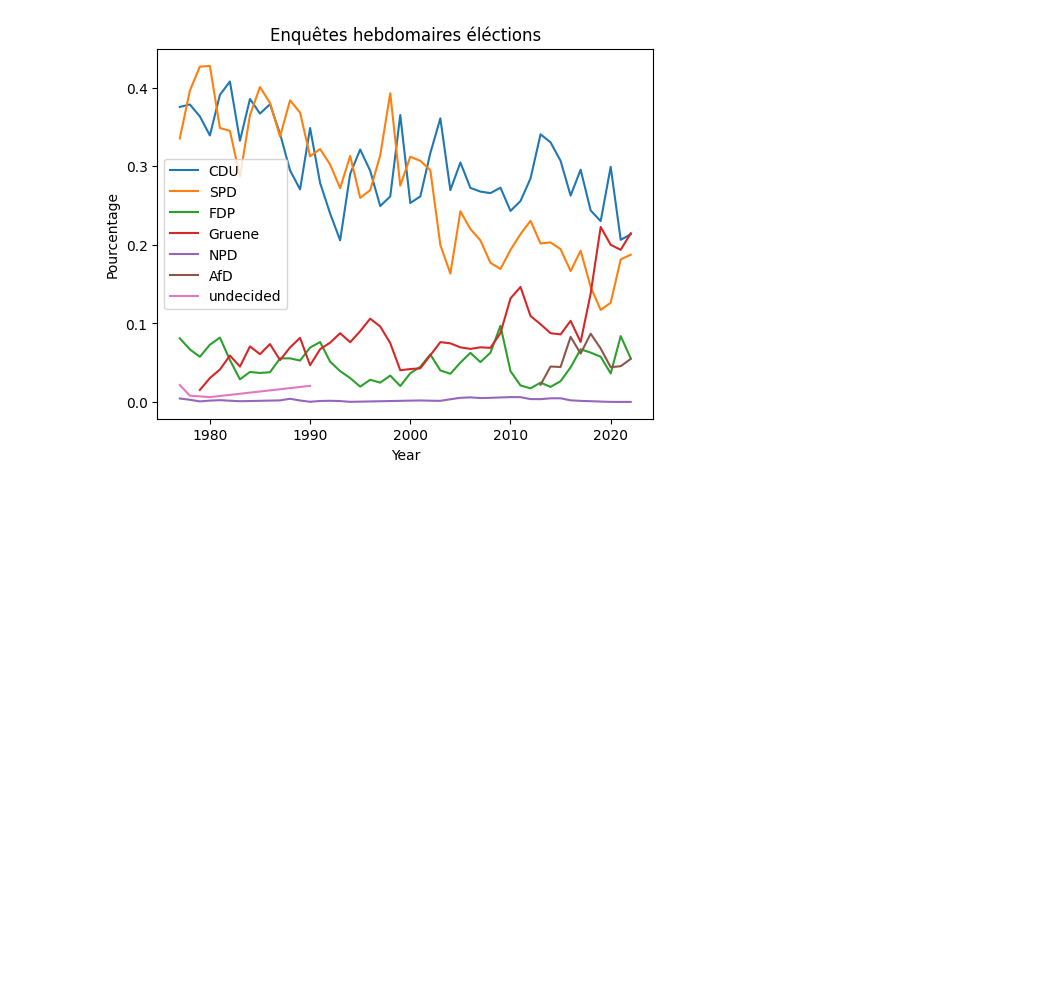
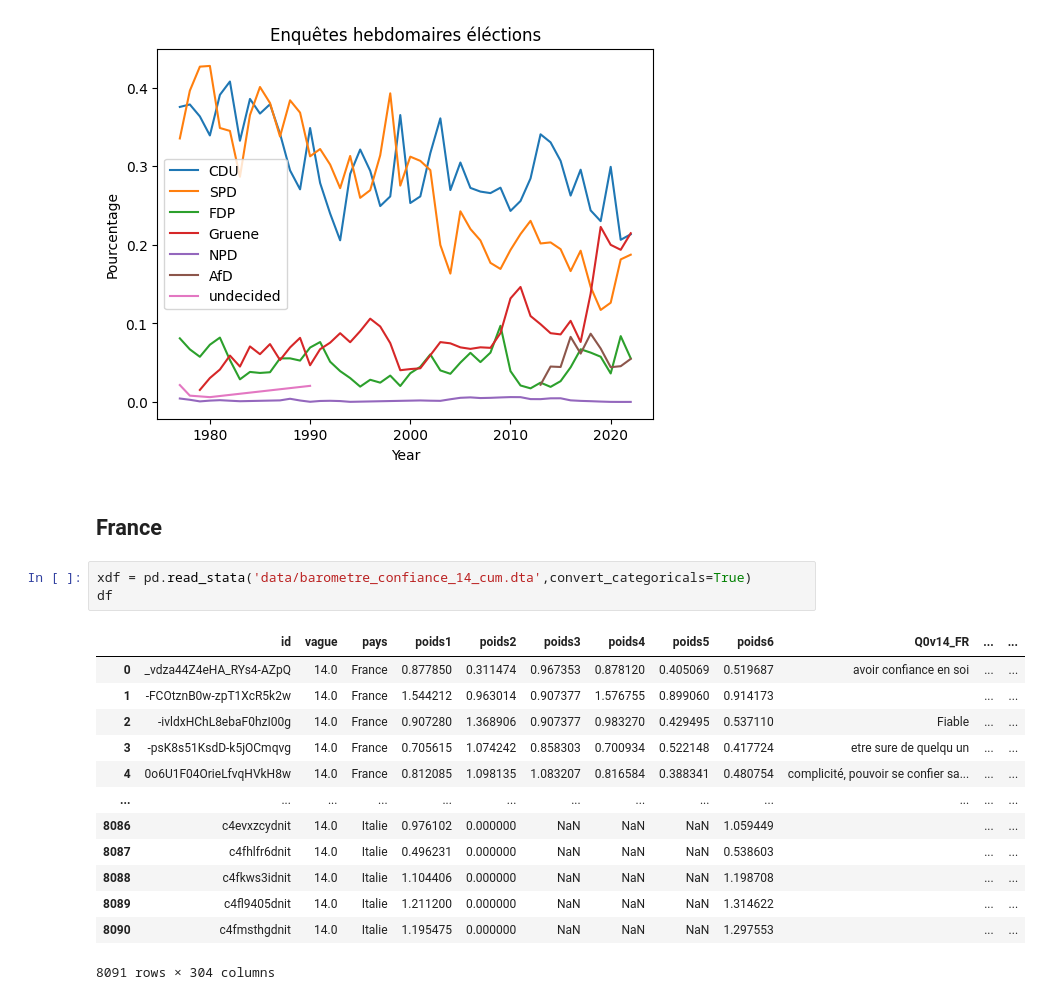
Before and after one commit to atg205/VoteMax, a Jupyter notebook: Surveys.ipynb, the cells around one changed output. Cells and saved outputs as stored; diff of their text form; blank space fills up the shorter version.

Commit message:
barometre confiance

```diff
--- a/Surveys.ipynb
+++ b/Surveys.ipynb
@@ -70,3 +71,22 @@ plt.legend()
 plt.show()
 # %% [output]
 [figure]
+# %% [markdown]
+## France
+# %%
+xdf = pd.read_stata('data/barometre_confiance_14_cum.dta',convert_categoricals=True)
+df
+# %% [output]
+|  | id | vague | pays | poids1 | poids2 | poids3 | poids4 | poids5 | poids6 | Q0v14_FR | ... | ... |
+| 0 | _vdza44Z4eHA_RYs4-AZpQ | 14.0 | France | 0.877850 | 0.311474 | 0.967353 | 0.878120 | 0.405069 | 0.519687 | avoir confiance en soi | ... | ... |
+| 1 | -FCOtznB0w-zpT1XcR5k2w | 14.0 | France | 1.544212 | 0.963014 | 0.907377 | 1.576755 | 0.899060 | 0.914173 |  | ... | ... |
+| 2 | -ivldxHChL8ebaF0hzI00g | 14.0 | France | 0.907280 | 1.368906 | 0.907377 | 0.983270 | 0.429495 | 0.537110 | Fiable | ... | ... |
+| 3 | -psK8s51KsdD-k5jOCmqvg | 14.0 | France | 0.705615 | 1.074242 | 0.858303 | 0.700934 | 0.522148 | 0.417724 | etre sure de quelqu un | ... | ... |
+| 4 | 0o6U1F04OrieLfvqHVkH8w | 14.0 | France | 0.812085 | 1.098135 | 1.083207 | 0.816584 | 0.388341 | 0.480754 | complicité, pouvoir se confier sa... | ... | ... |
+| ... | ... | ... | ... | ... | ... | ... | ... | ... | ... | ... | ... | ... |
+| 8086 | c4evxzcydnit | 14.0 | Italie | 0.976102 | 0.000000 | NaN | NaN | NaN | 1.059449 |  | ... | ... |
+| 8087 | c4fhlfr6dnit | 14.0 | Italie | 0.496231 | 0.000000 | NaN | NaN | NaN | 0.538603 |  | ... | ... |
+| 8088 | c4fkws3idnit | 14.0 | Italie | 1.104406 | 0.000000 | NaN | NaN | NaN | 1.198708 |  | ... | ... |
+| 8089 | c4fl9405dnit | 14.0 | Italie | 1.211200 | 0.000000 | NaN | NaN | NaN | 1.314622 |  | ... | ... |
+| 8090 | c4fmsthgdnit | 14.0 | Italie | 1.195475 | 0.000000 | NaN | NaN | NaN | 1.297553 |  | ... | ... |
+8091 rows × 304 columns
```
Also changed, not shown: parts of 3 cells of this notebook.
